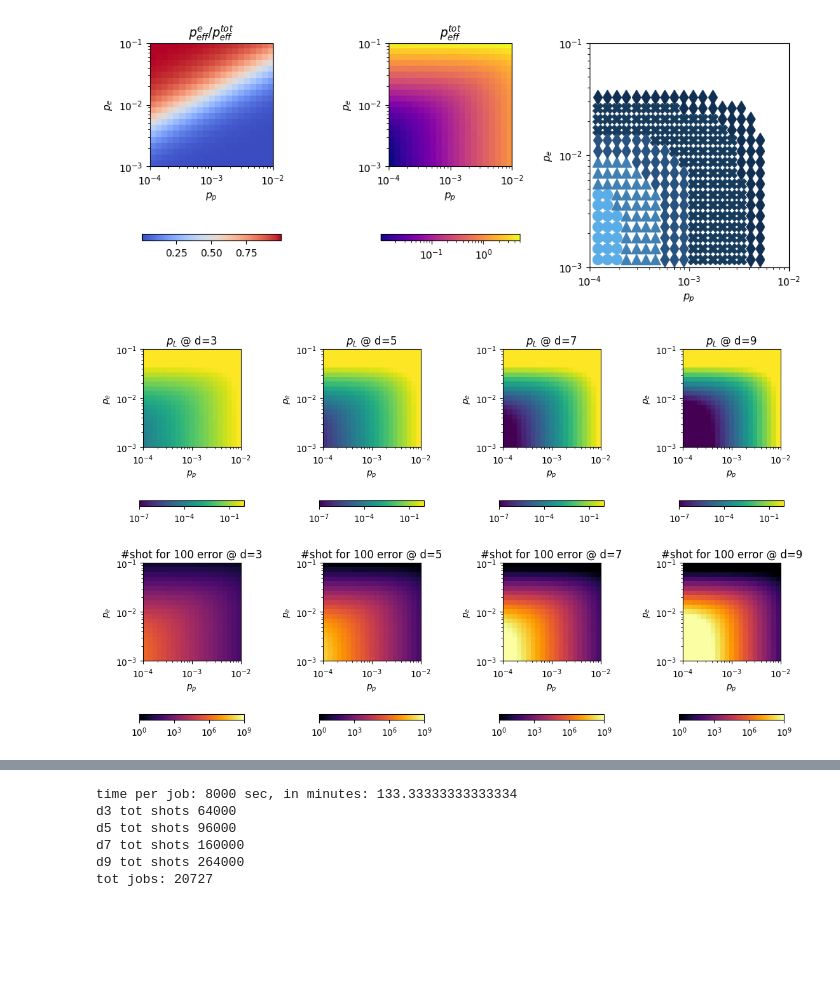
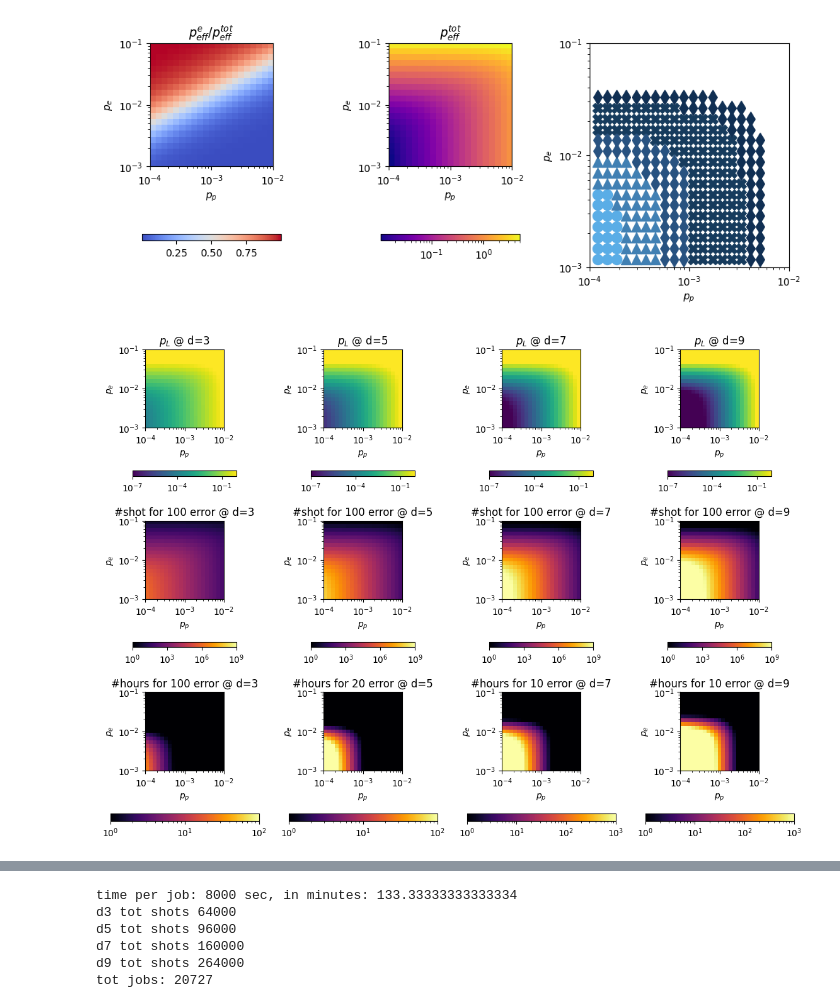
Before and after one commit to JiakaiW/surface_simulation_test, a Jupyter notebook: pack_and_analysis_new.ipynb, the cells around one changed output, grey strips where cells are left out. Saved outputs shown, nothing was run; the diff lists cells and outputs as text; code cells hidden in the pictures; blank space fills up the shorter version.

```diff
--- a/pack_and_analysis_new.ipynb
+++ b/pack_and_analysis_new.ipynb
@@ -131,17 +131,26 @@ format_ax(ax)
 # %% [output]
 [figure]
 # %%
-fig,axes = plt.subplots(2,4, figsize=(14,8))
+fig,axes = plt.subplots(3,4, figsize=(14,10))
 for ax,d in zip(axes[0], [3,5,7,9]):
     cax = ax.imshow(p_log_est[d],norm=LogNorm(vmax=1,vmin=1e-7), origin='lower')
     ax.set_title(rf"$p_L$ @ d={d}")
     fig.colorbar(cax,orientation='horizontal',pad=cbar_pad, shrink=cbar_shrink)
     format_ax(ax)
 
 for ax,d in zip(axes[1], [3,5,7,9]):
     cax = ax.imshow(p_shots_needed_for_100_error[d],norm=LogNorm(vmin=1,vmax=1e9), origin='lower',cmap='inferno')
     ax.set_title(rf"#shot for 100 error @ d={d}")
     fig.colorbar(cax,orientation='horizontal',pad=cbar_pad, shrink=cbar_shrink)
     format_ax(ax)
+
+for ax,d, num_error,max_h in zip(axes[2],
+                           [3,5,7,9],
+                           [100,20,10,10],
+                           [1e2,1e2,1e3,1e3]):
+    cax = ax.imshow(num_error/100*p_shots_needed_for_100_error[d]*distance_to_sec_per_shot[d]/60/60 ,norm=LogNorm(vmin=1,vmax=max_h), origin='lower',cmap='inferno')
+    ax.set_title(rf"#hours for {num_error} error @ d={d}")
+    fig.colorbar(cax,orientation='horizontal',pad=cbar_pad, shrink=1.0)
+    format_ax(ax)
 # %% [output]
-[figure, old version]
+[figure, new version]
```
Also changed, not shown: parts of 2 cells of this notebook.
